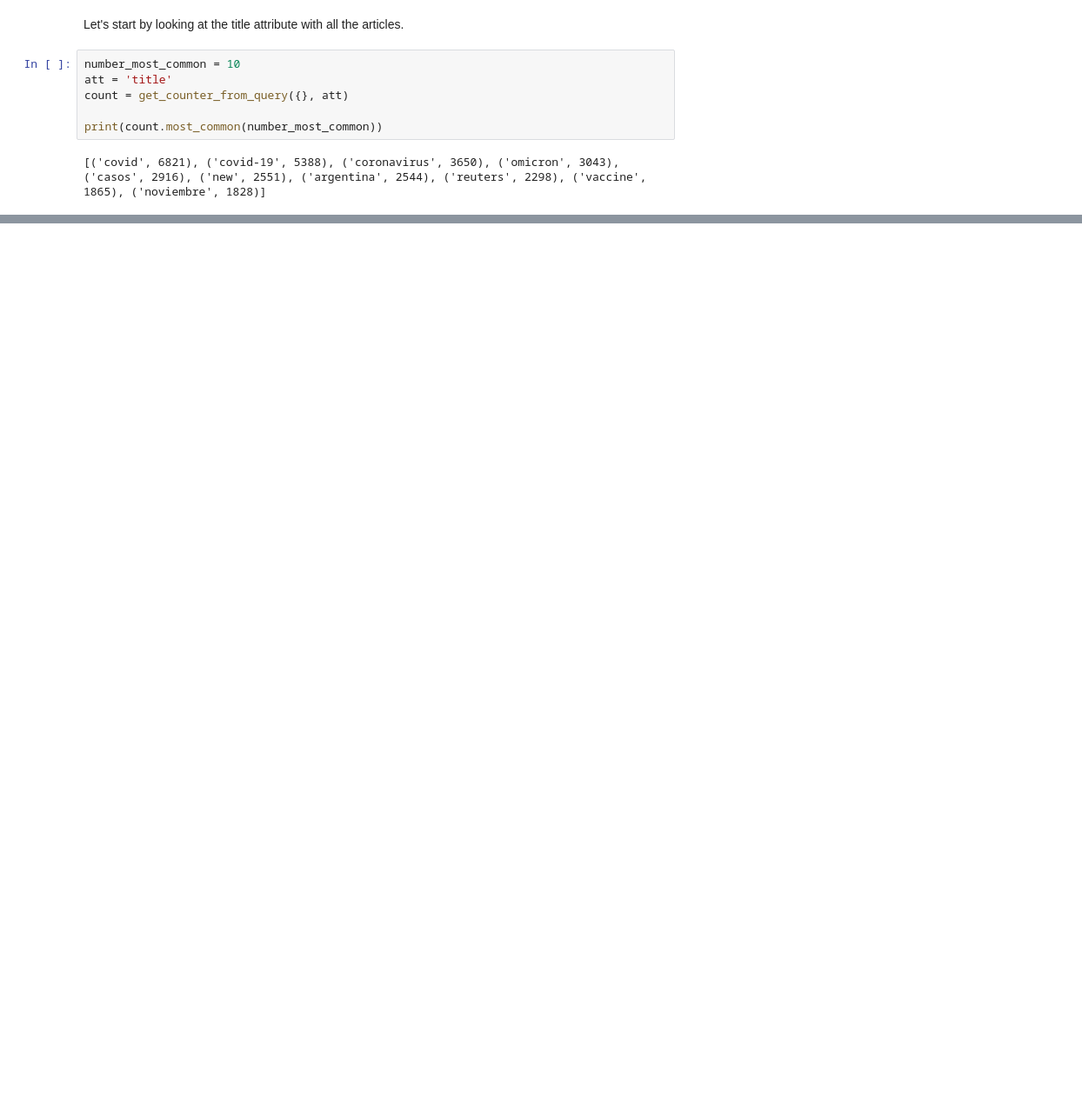
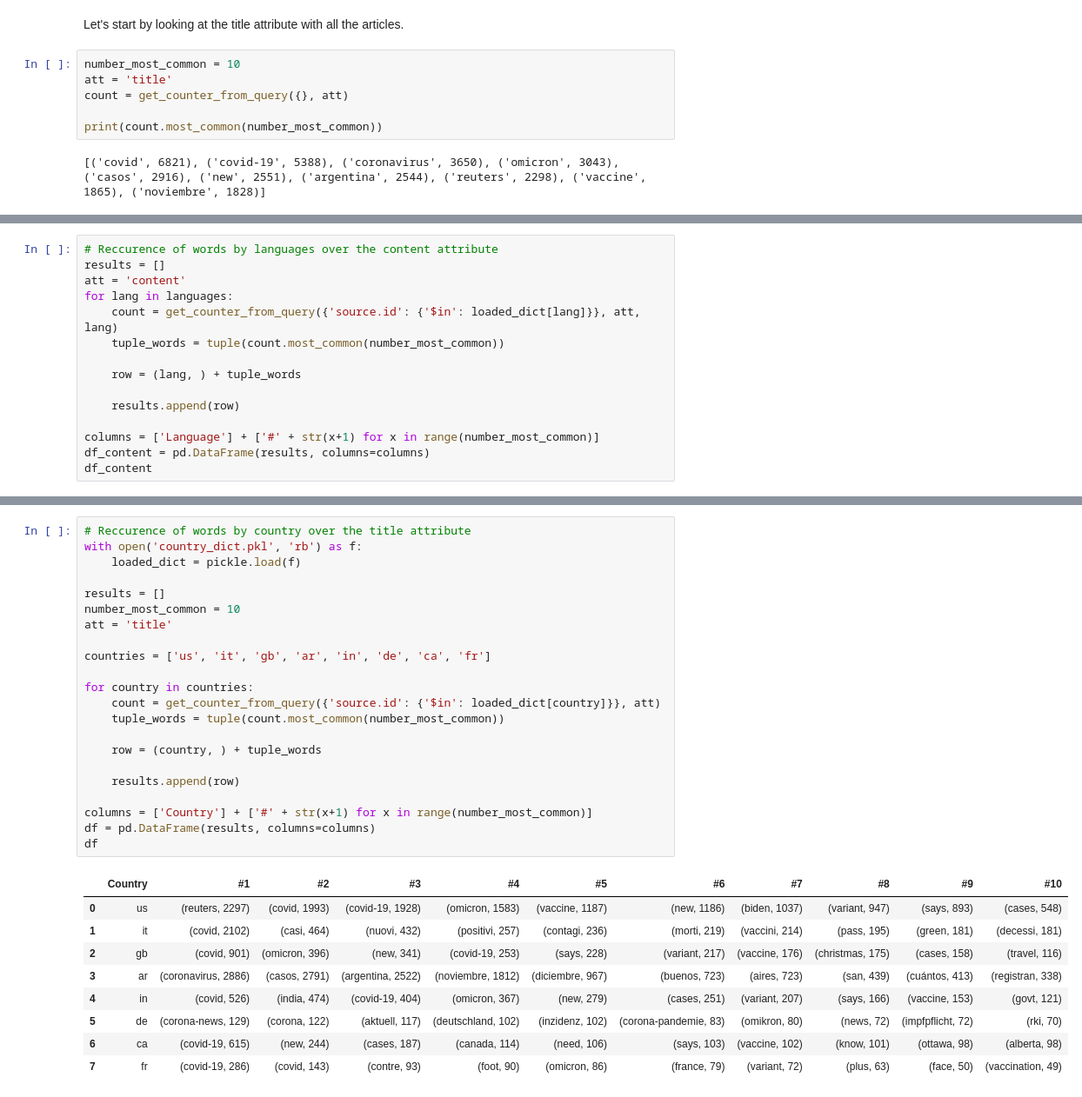
Before and after one commit to Grazeli/BDA_project, a Jupyter notebook: analysis.ipynb, the cells around one changed output, grey strips where cells are left out. Shown at 87% size. Drawn from its saved outputs; the diff is of its cells as text; blank space fills up the shorter version.

```diff
--- a/analysis.ipynb
+++ b/analysis.ipynb
@@ -289,0 +311,15 @@ df
+# %%
+# Reccurence of words by languages over the content attribute
+results = []
+att = 'content'
+for lang in languages:
+    count = get_counter_from_query({'source.id': {'$in': loaded_dict[lang]}}, att, lang)
+    tuple_words = tuple(count.most_common(number_most_common))
+
+    row = (lang, ) + tuple_words
+
+    results.append(row)
+
+columns = ['Language'] + ['#' + str(x+1) for x in range(number_most_common)]
+df_content = pd.DataFrame(results, columns=columns)
+df_content
@@ -289,0 +337,32 @@ df
+# %%
+# Reccurence of words by country over the title attribute
+with open('country_dict.pkl', 'rb') as f:
+    loaded_dict = pickle.load(f)
+
+results = []
+number_most_common = 10
+att = 'title'
+
+countries = ['us', 'it', 'gb', 'ar', 'in', 'de', 'ca', 'fr']
+
+for country in countries:
+    count = get_counter_from_query({'source.id': {'$in': loaded_dict[country]}}, att)
+    tuple_words = tuple(count.most_common(number_most_common))
+
+    row = (country, ) + tuple_words
+
+    results.append(row)
+
+columns = ['Country'] + ['#' + str(x+1) for x in range(number_most_common)]
+df = pd.DataFrame(results, columns=columns)
+df
+# %% [output]
+|  | Country | #1 | #2 | #3 | #4 | #5 | #6 | #7 | #8 | #9 | #10 |
+| 0 | us | (reuters, 2297) | (covid, 1993) | (covid-19, 1928) | (omicron, 1583) | (vaccine, 1187) | (new, 1186) | (biden, 1037) | (variant, 947) | (says, 893) | (cases, 548) |
+| 1 | it | (covid, 2102) | (casi, 464) | (nuovi, 432) | (positivi, 257) | (contagi, 236) | (morti, 219) | (vaccini, 214) | (pass, 195) | (green, 181) | (decessi, 181) |
+| 2 | gb | (covid, 901) | (omicron, 396) | (new, 341) | (covid-19, 253) | (says, 228) | (variant, 217) | (vaccine, 176) | (christmas, 175) | (cases, 158) | (travel, 116) |
+| 3 | ar | (coronavirus, 2886) | (casos, 2791) | (argentina, 2522) | (noviembre, 1812) | (diciembre, 967) | (buenos, 723) | (aires, 723) | (san, 439) | (cuántos, 413) | (registran, 338) |
+| 4 | in | (covid, 526) | (india, 474) | (covid-19, 404) | (omicron, 367) | (new, 279) | (cases, 251) | (variant, 207) | (says, 166) | (vaccine, 153) | (govt, 121) |
+| 5 | de | (corona-news, 129) | (corona, 122) | (aktuell, 117) | (deutschland, 102) | (inzidenz, 102) | (corona-pandemie, 83) | (omikron, 80) | (news, 72) | (impfpflicht, 72) | (rki, 70) |
+| 6 | ca | (covid-19, 615) | (new, 244) | (cases, 187) | (canada, 114) | (need, 106) | (says, 103) | (vaccine, 102) | (know, 101) | (ottawa, 98) | (alberta, 98) |
+| 7 | fr | (covid-19, 286) | (covid, 143) | (contre, 93) | (foot, 90) | (omicron, 86) | (france, 79) | (variant, 72) | (plus, 63) | (face, 50) | (vaccination, 49) |
```
Also changed, not shown: parts of 19 cells of this notebook, 1 other file.
